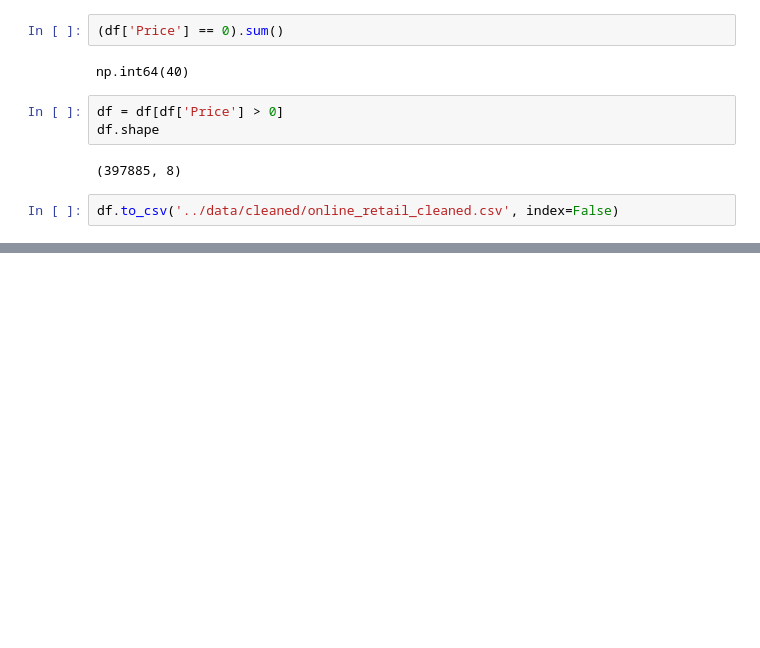
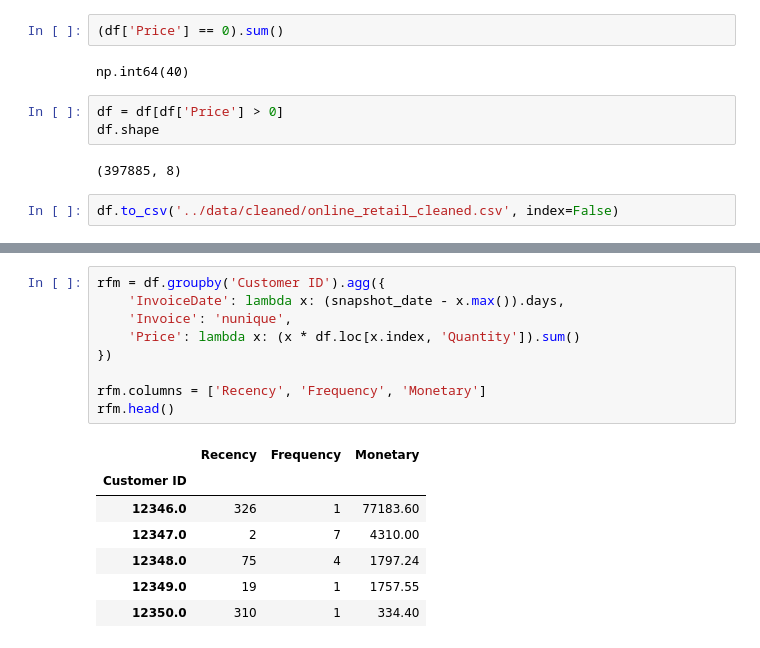
Before and after one commit to Priya888-eng/ecommerce-sales-customer-analysis, a Jupyter notebook: notebooks/01_data_understanding.ipynb, the cells around one changed output, grey strips where cells are left out. Cells and saved outputs as stored; diff of their text form; blank space fills up the shorter version.

```diff
--- a/notebooks/01_data_understanding.ipynb
+++ b/notebooks/01_data_understanding.ipynb
@@ -85,0 +91,17 @@ df.to_csv('../data/cleaned/online_retail_cleaned.csv', index=False)
+# %%
+rfm = df.groupby('Customer ID').agg({
+    'InvoiceDate': lambda x: (snapshot_date - x.max()).days,
+    'Invoice': 'nunique',
+    'Price': lambda x: (x * df.loc[x.index, 'Quantity']).sum()
+})
+
+rfm.columns = ['Recency', 'Frequency', 'Monetary']
+rfm.head()
+# %% [output]
+|  | Recency | Frequency | Monetary |
+| Customer ID |  |  |  |
+| 12346.0 | 326 | 1 | 77183.60 |
+| 12347.0 | 2 | 7 | 4310.00 |
+| 12348.0 | 75 | 4 | 1797.24 |
+| 12349.0 | 19 | 1 | 1757.55 |
+| 12350.0 | 310 | 1 | 334.40 |
```
Also changed, not shown: parts of 10 cells of this notebook, 1 other file.
